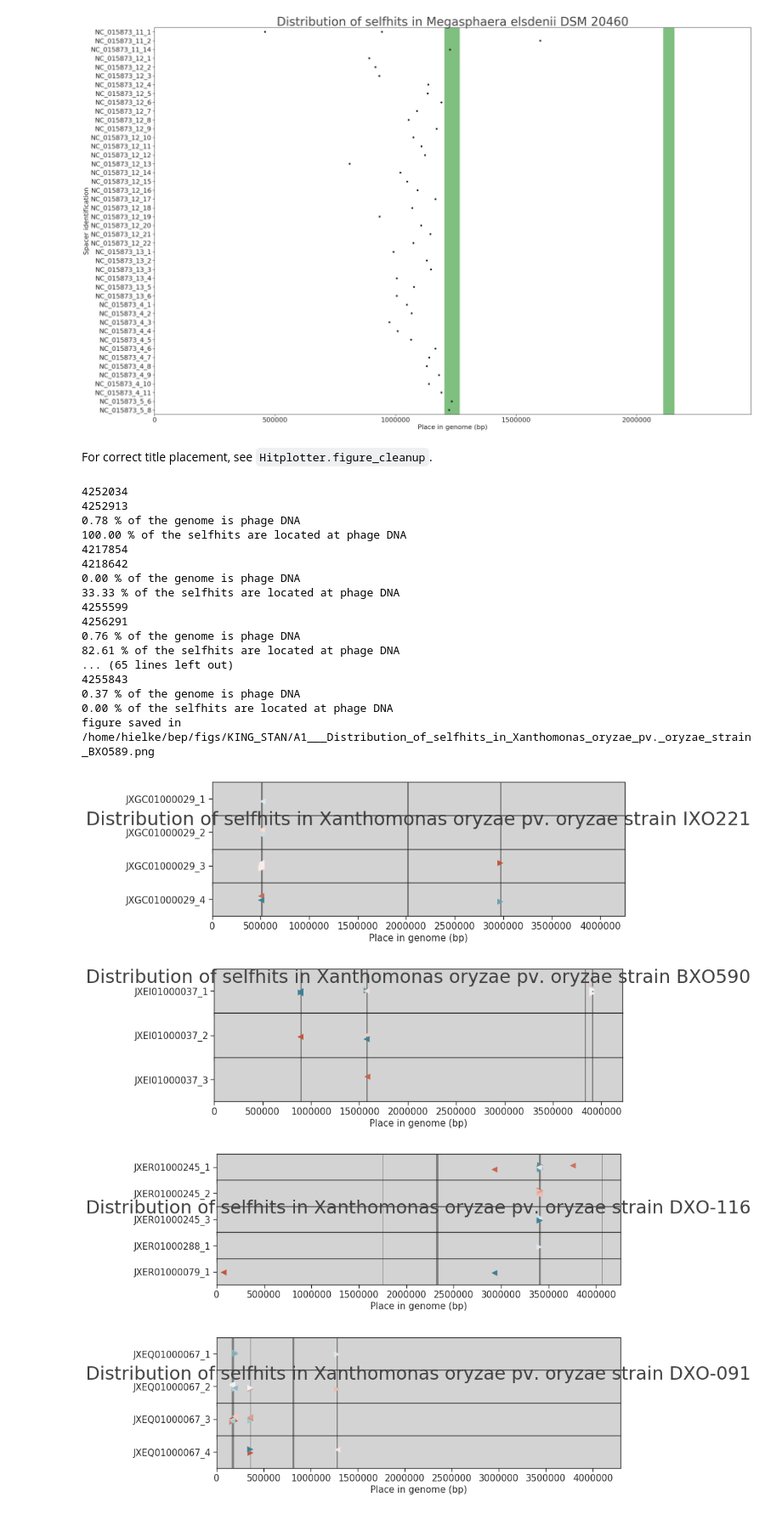
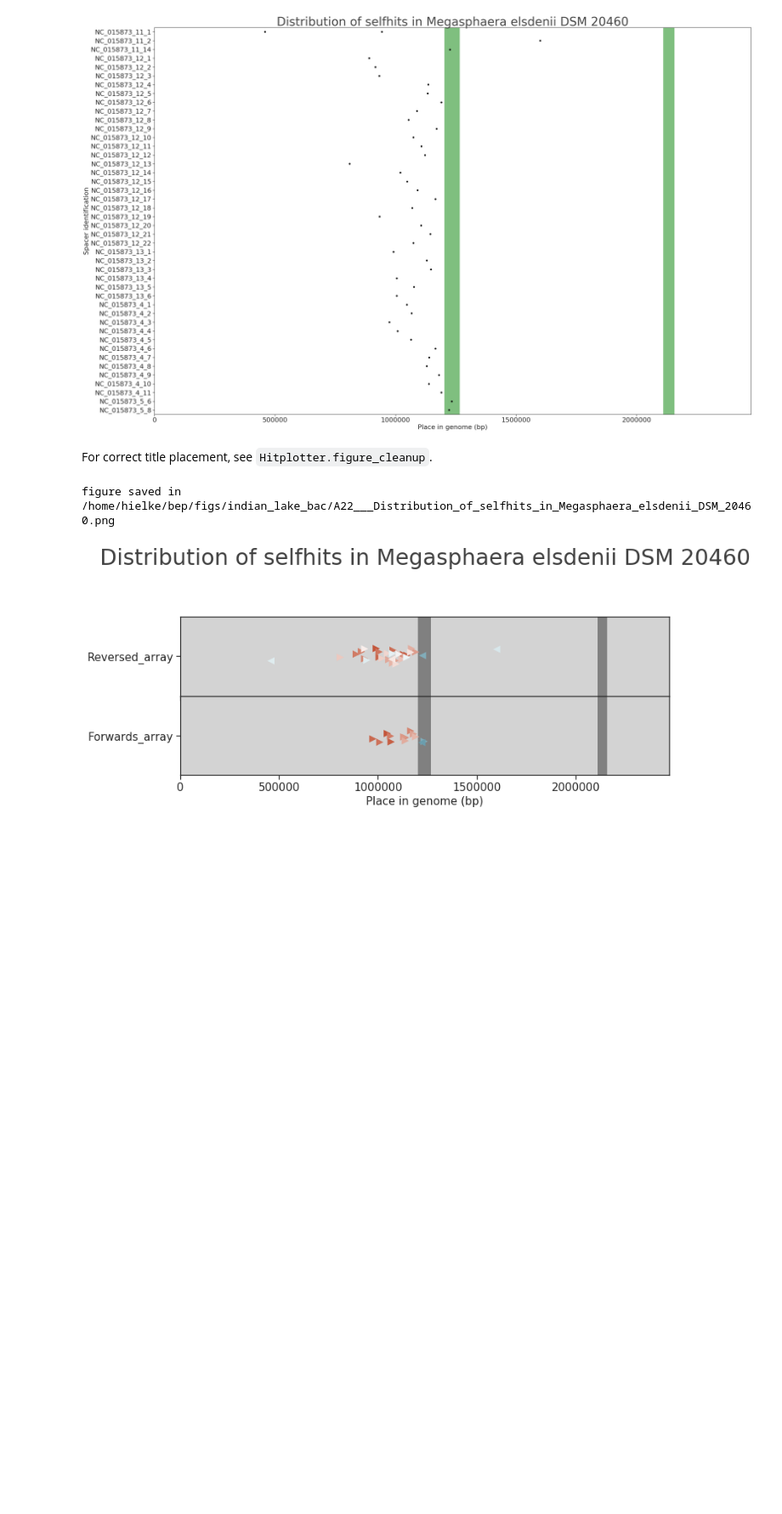
Before and after one commit to hwalinga/self-targeting-spacers-notebooks, a Jupyter notebook: Plot_on_genome.ipynb, the cells around one changed output. Shown at 85% size. Drawn from its saved outputs; the diff is of its cells as text; code cells hidden in the pictures; blank space fills up the shorter version.

```diff
--- a/Plot_on_genome.ipynb
+++ b/Plot_on_genome.ipynb
@@ -197,7 +197,7 @@ genome = "1049978.3"  # Phage and more (CAS-TypeIE)
 genome = "1049982.3"  # Everywhere (CAS-TypeIE)
 genome = "1071918.3"  # Everywhere Hotspots? (CAS-TypeIIC)
 genome = "1121114.4"  # Phage (CAS-TypeIC)
-genome = "1121370.3"  # All in phage (CAS-TypeIE)
+genome = "1121370.3"  # All in phage (CAS-TypeIE) (The only CRISPR array that is confirmed, does not have selfhits.)
 genome = "1121910.3"  # Phage and outside (CAS-TypeIF)
 genome = "1121910.4"  # In phage (CAS-TypeIF)
 genome = "1196095.186"  # !! Gene clustered !! (CAS-TypeIF)
@@ -232,8 +232,7 @@ genome = "64187.148"  # In phage and outside (CAS-TypeIC)
 genome = "64187.210"  # In phage and outside (CAS-TypeIC)
 genome = "64187.219"  # In phage and outside (CAS-TypeIC)
 genome = "756272.5"  # All in phage (CAS-TypeIC)
-genome = "837.101"  # Mostly in phage (CAS-TypeVIB1/CAS
-# genome = ""?
+genome = "837.101"  # Mostly in phage (CAS-TypeVIB1/CAS)
 
 # This genome is now used:
 genome = "907.4"  # Priming (CAS-TypeIC/F)
@@ -244,7 +243,7 @@ lake_bacteria = ['64187.128', '64187.133', '64187.136', '64187.137', '64187.140'
        '64187.209', '64187.210', '64187.217', '64187.219', '64187.223',
        '64187.87', '64187.88', '64187.90', '64187.93', '64187.99']
 
-plot_lake_bacteria = True  # If this is true the above list of genome id's will be plotted.
+plot_lake_bacteria = False  # If this is true the above list of genome id's will be plotted.
 
 
 if False:
@@ -261,7 +260,8 @@ from collections import namedtuple
 Genome = namedtuple("Genome", ['id', 'name', 'max_length', 'hits', 'contigs',
                                'start_dict', 'len_dict', 'phages', 'arrays', 'virsorter_coords'])
 
-def get_genome_info(genome, ident=90):
+def get_genome_info(genome, ident=90, verbose=True):
+    """A named tuple with the information of the genome is returned."""
     ident = 90
     dfa = df.loc[[genome]].query('hit_ident > @ident')
     dfa = dfa.assign(orientation = 0 > dfa['c_1'] - dfa['c_2'])  # True: forwards // False: backwards
@@ -289,16 +289,18 @@ def get_genome_info(genome, ident=90):
     from operator import itemgetter
     max_contig, start_max = max(start_dict.items(), key=itemgetter(1))
     max_length = start_max + len_dict[max_contig]
-    print(start_max)
-    print(max_length)
+    if verbose:
+        print(start_max)
+        print(max_length)
 
     dfa_phages = df_phages.loc[[genome]]
 
     total_len = dfa_contigs_size.iloc[-1]['size'] + dfa_contigs_size.iloc[-1]['cumsum']
     dfa_phages = dfa_phages.assign(size=dfa_phages['e'] - dfa_phages['s'])
     total_vir = dfa_phages['size'].sum()
-    print("%.2f %% of the genome is phage DNA" % ((total_vir / total_len) * 100))
-    print("%.2f %% of the selfhits are located at phage DNA" % (sum(dfa['with_phage'] == 2) / len(dfa)* 100))
+    if verbose:
+        print("%.2f %% of the genome is phage DNA" % ((total_vir / total_len) * 100))
+        print("%.2f %% of the selfhits are located at phage DNA" % (sum(dfa['with_phage'] == 2) / len(dfa)* 100))
 
     virsorter_coords = dfa_phages.apply(lambda x:
                                     (start_dict[x['contig']] + x['s'], start_dict[x['contig']] + x['e']) # partial contig
@@ -457,7 +459,9 @@ class HitPlotter:
             ax.set_ylabel("")
             ax.get_legend().remove()
 
-        plt.title("Distribution of selfhits in %s" % self.genome_info.name, size=30, y=title_adjustment)
+        if title_adjustment:
+            title = "Distribution of selfhits in %s" % self.genome_info.name
+            plt.title(title, size=30, y=title_adjustment)
         plt.xlabel("Place in genome (bp)")
 
 
@@ -482,14 +486,8 @@ def normal_plot(genome_info, title_adjustment=2.6):
     return plotter.fig
 
 
-# 1121910.3: The only CRISPR array that is confirmed, does not have selfhits.
-# if genome in ["1121910.3", "1314.299", "287.1029", "64187.137", "64187.148"]:
-if plot_lake_bacteria:
-    for bac in lake_bacteria:
-        genome_info = get_genome_info(bac)
-        normal_plot(genome_info)
-elif genome == "907.4":
-    # Specific plot for this genome:
+def priming_example_plot():
+    # Specific plot for this genome: "907.4"
     #
     # CRISPR Detect splits the arrays incorrectly for this genome:
     #
@@ -521,6 +519,9 @@ elif genome == "907.4":
     # 12: 6
     # 13: 0
     # (size: 51)
+
+    assert genome_info.id == '907.4', "The `genome_info` object is not '907.4'"
+
     actual_spacer_pos_start = {
         4: 0,
         5: 22,
@@ -534,52 +535,42 @@ elif genome == "907.4":
              d.assign(
              array=np.where(
                  d['array_id'].str.len() == 12, "Reversed_array", "Forwards_array"),
              actual_spacer_pos=
                   d['array_id'].str.split('_').str.get(-1).astype(int).apply(actual_spacer_pos_start.get)
                   + d['spacer_pos'])
     )
 
     y = 'array'
     hue = 'actual_spacer_pos'
     arrays_num = 2
     plot_names = ["Reversed_array", "Forwards_array"]
 
     # Plotting
     palette_fun = lambda array_size: sns.color_palette("coolwarm", array_size)[::-1]
     palette_fun = lambda array_size: sns.diverging_palette(20, 220, n=array_size,)
 
     plotter = HitPlotter(y=y, hue=hue,
                          arrays_num=arrays_num, palette_fun=palette_fun,
                          genome_info=genome_info, dfa=dfa)
 
 
     plotter.plot_array(plot_names[0], 51)
     plotter.plot_array(plot_names[1], 34)
 
     plotter.add_virsorter()
     plotter.figure_cleanup(title_adjustment=2.6)
+
+
+if plot_lake_bacteria:
+    for bac in lake_bacteria:
+        genome_info = get_genome_info(bac, verbose=False)
+        normal_plot(genome_info, title_adjustment=None)
+        save_fig(title=genome_info.name)
+elif genome == "907.4":
+    priming_example_plot()
+    save_fig()
 else:
     normal_plot(genome_info)
-save_fig(save=True)
 # %% [output]
-4252034
-4252913
-0.78 % of the genome is phage DNA
-100.00 % of the selfhits are located at phage DNA
-4217854
-4218642
-0.00 % of the genome is phage DNA
-33.33 % of the selfhits are located at phage DNA
-4255599
-4256291
-0.76 % of the genome is phage DNA
-82.61 % of the selfhits are located at phage DNA
-... (65 lines left out)
-4255843
-0.37 % of the genome is phage DNA
-0.00 % of the selfhits are located at phage DNA
-figure saved in /home/hielke/bep/figs/KING_STAN/A1___Distribution_of_selfhits_in_Xanthomonas_oryzae_pv._oryzae_strain_BXO589.png
+figure saved in /home/hielke/bep/figs/indian_lake_bac/A22___Distribution_of_selfhits_in_Megasphaera_elsdenii_DSM_20460.png
-[figure, old version]
+[figure, new version]
-[figure, removed]
-[figure, removed]
-[figure, removed]
```
Also changed, not shown: parts of 10 cells of this notebook, 6 other files.
